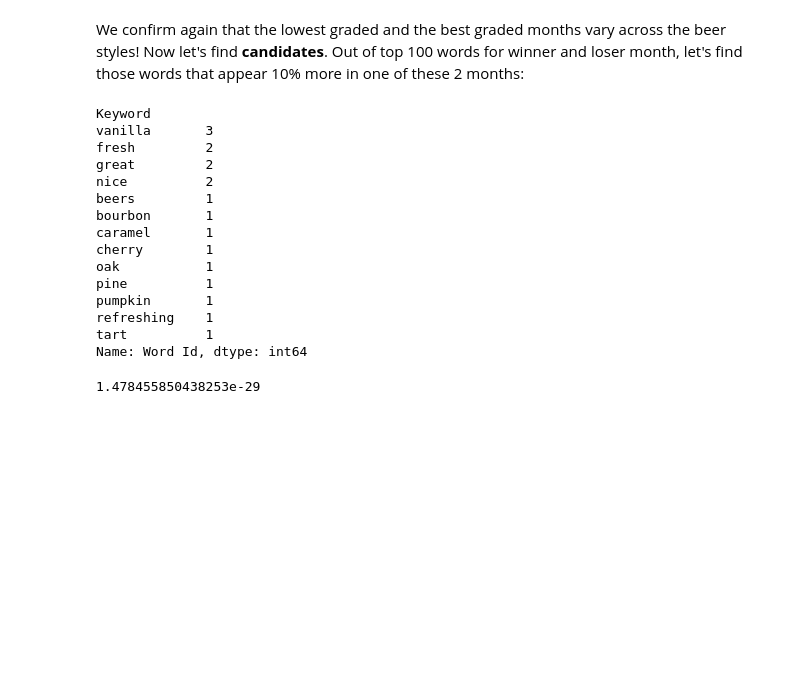
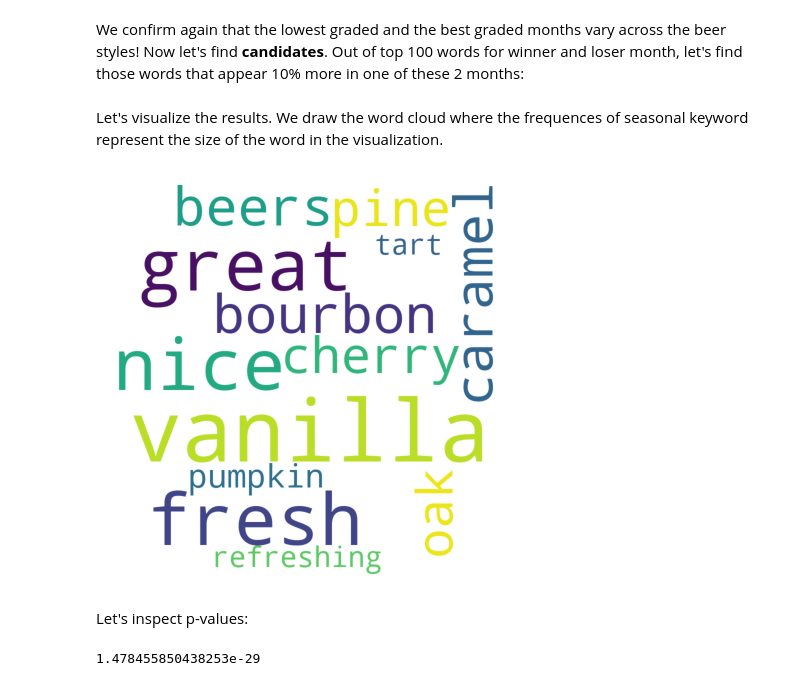
Before and after one commit to epfl-ada/ada-2022-project-rakijada, a Jupyter notebook: src/styles_investigation.ipynb, the cells around one changed output. Cells and saved outputs as stored; diff of their text form; code cells hidden in the pictures; blank space fills up the shorter version.

Commit message:
seasonal word cloud

```diff
--- a/src/styles_investigation.ipynb
+++ b/src/styles_investigation.ipynb
@@ -398,25 +400,25 @@ seasonal_keywords_df['Coefficient'] = seasonal_keywords_df.apply(lambda x :
                                                 seasonal_coefficients[x['Style'] + x['Keyword']], axis=1)
 seasonal_keywords_df['PValue'] = seasonal_keywords_df.apply(lambda x :
                                                 seasonal_pvalues[x['Style'] + x['Keyword']], axis=1)
-seasonal_keywords_df.groupby('Keyword')['Word Id'].count().sort_values(ascending=False)
-
-# how many styles with this seasonal keyword
-# %% [output]
-Keyword
-vanilla       3
-fresh         2
-great         2
-nice          2
-beers         1
-bourbon       1
-caramel       1
-cherry        1
-oak           1
-pine          1
-pumpkin       1
-refreshing    1
-tart          1
-Name: Word Id, dtype: int64
+# %% [markdown]
+Let's visualize the results. We draw the word cloud where the frequences of seasonal keyword represent the size of the word in the visualization.
+# %%
+# select seasonal keywords and create the cloud based on frequencies of styles
+# the cloud represents the union of keywords across all styles
+most_common_seasonal = seasonal_keywords_df.groupby('Keyword').count()[['Style']].reset_index()
+seasonal_wordcloud = WordCloud(width = 800, height = 800, background_color ='white',
+                      min_font_size = 10).generate_from_frequencies(dict(zip(most_common_seasonal.Keyword,
+                                                                             most_common_seasonal.Style)))
+plt.figure(figsize = (4, 4), facecolor = None)
+plt.imshow(seasonal_wordcloud)
+plt.axis("off")
+plt.tight_layout(pad = 0)
+plt.savefig(PLOTS_DATA_PATH + 'word_cloud_seasonal.png', transparent=True)
+plt.show()
+# %% [output]
+[figure, added]
+# %% [markdown]
+Let's inspect p-values:
 # %%
 seasonal_keywords_df.PValue.max()
 # %% [output]
```
Also changed, not shown: parts of 1 cell of this notebook.
